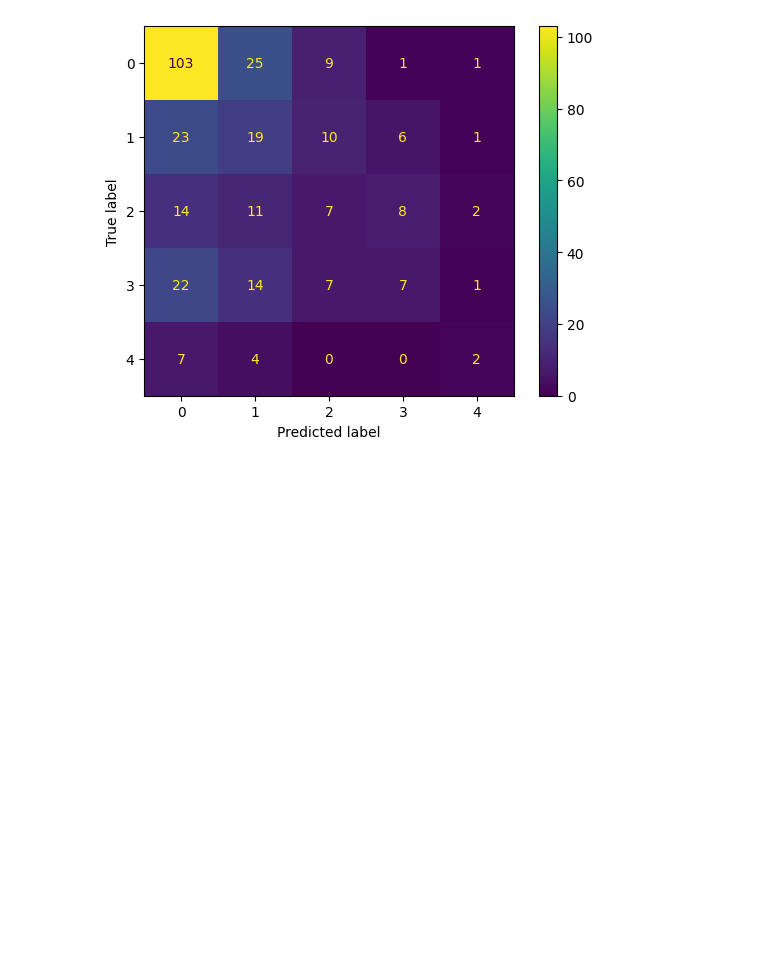
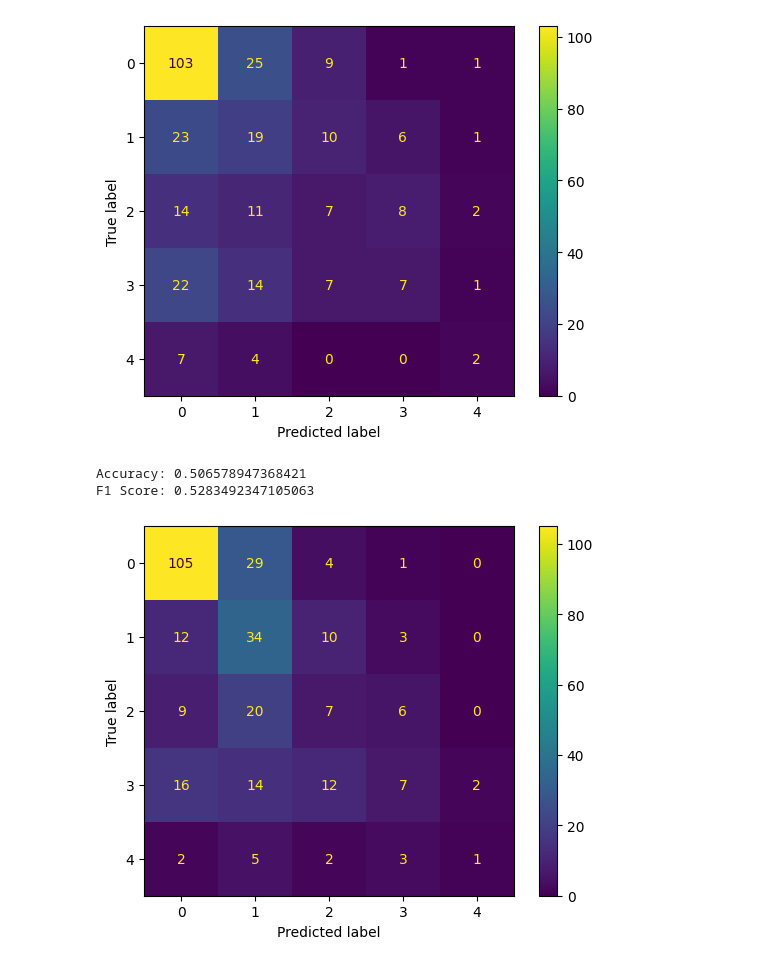
Before and after one commit to MistyDoe/PyHeartDisease, a Jupyter notebook: analysis.ipynb, the cells around one changed output. Cells and saved outputs as stored; diff of their text form; code cells hidden in the pictures; blank space fills up the shorter version.

```diff
--- a/analysis.ipynb
+++ b/analysis.ipynb
@@ -157,7 +155,22 @@ disp.plot();
 Accuracy: 0.45394736842105265
 F1 Score: 0.47969341161121976
 [figure]
-# %%
-svm= svm(kernel= "poly", degree = 4)
-
-svm.fit(X_train, Y_train)
+# %%
+svm= svm.SVC(kernel='rbf', C= 100, gamma=2, max_iter=1000)
+svm.fit(X_train, Y_train)
+
+y_pred = svm.predict(X_test)
+f1 = f1_score(y_pred, Y_test, average="weighted")
+accuray = accuracy_score(y_pred, Y_test)
+
+print("Accuracy:", accuray)
+print("F1 Score:", f1)
+
+labels = [0,1,2,3,4]
+cm = confusion_matrix(Y_test, y_pred, labels=labels)
+disp = ConfusionMatrixDisplay(confusion_matrix=cm, display_labels=labels)
+disp.plot();
+# %% [output]
+Accuracy: 0.506578947368421
+F1 Score: 0.5283492347105063
+[figure, added]
```
Also changed, not shown: parts of 1 cell of this notebook.
